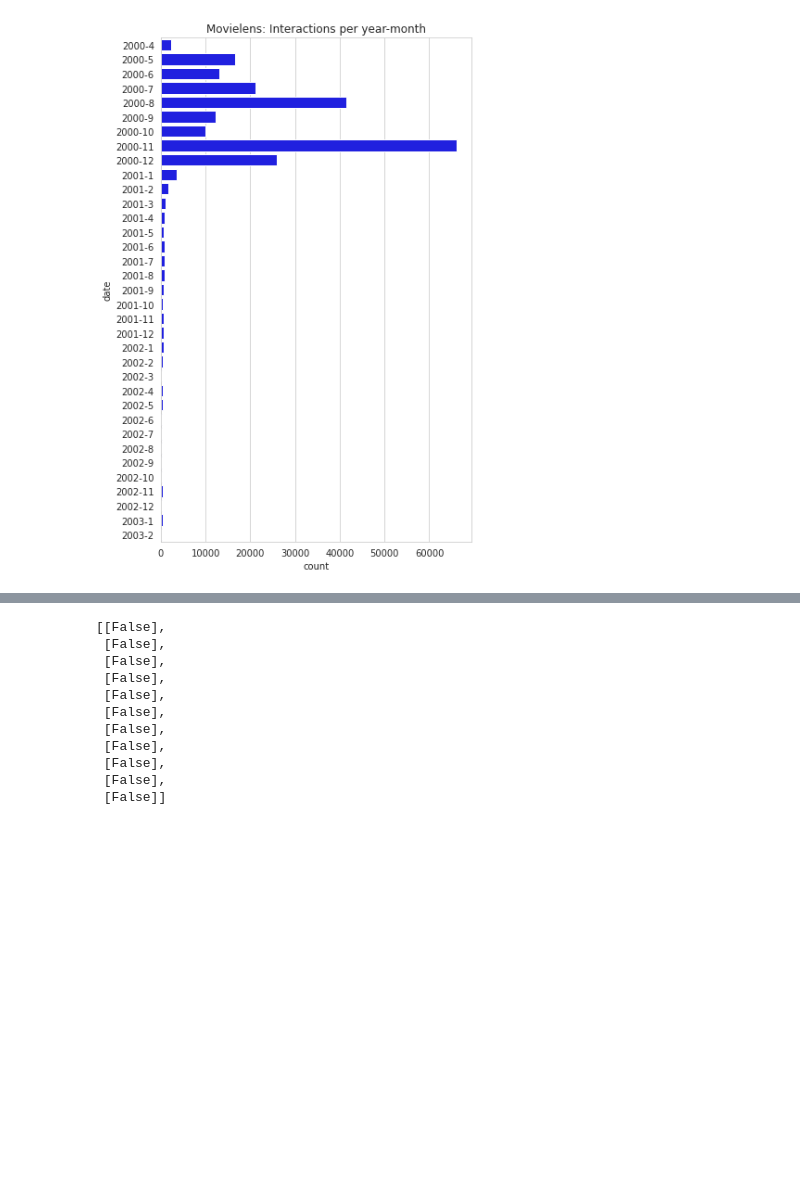
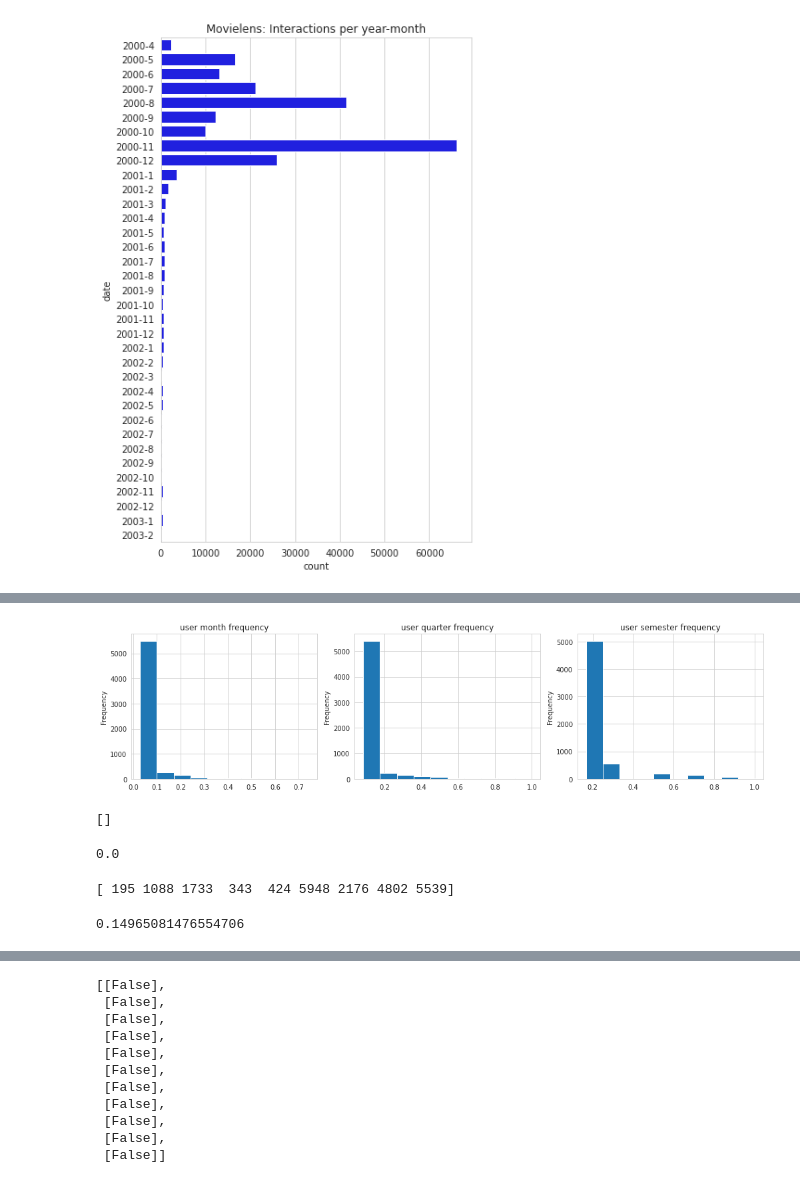
Before and after one commit to Key0412/streamRec-forgetting, a Jupyter notebook: notebooks/Avaliação de Datasets.ipynb, the cells around one changed output, grey strips where cells are left out. Drawn from its saved outputs; the diff is of its cells as text; code cells hidden in the pictures; blank space fills up the shorter version.

```diff
--- a/notebooks/Avaliação de Datasets.ipynb
+++ b/notebooks/Avaliação de Datasets.ipynb
@@ -217,0 +210,8 @@ user_presence_df['semestre_%'].plot(kind='hist')
+# %%
+# plotting user frequency distribution
+fig, ax = plt.subplots(1,3, figsize=(17,4))
+user_presence_df['month_%'].plot(kind='hist', ax=ax[0], title='user month frequency')
+user_presence_df['trimestre_%'].plot(kind='hist', ax=ax[1], title='user quarter frequency')
+user_presence_df['semestre_%'].plot(kind='hist', ax=ax[2], title='user semester frequency');
+# %% [output]
+[figure, added]
@@ -217,0 +221,18 @@ user_presence_df['semestre_%'].plot(kind='hist')
+# %%
+# getting frequent users per month
+frequent_users_month = user_presence_df[user_presence_df['month_%']>=frequency_threshold ]['UserID'].values
+print( frequent_users_month )
+# percentage of users that are *frequent in months
+100*len(frequent_users_month) / data['UserID'].nunique()
+# %% [output]
+[]
+0.0
+# %%
+# getting frequent users per quarter
+frequent_users_trimestre = user_presence_df[user_presence_df['trimestre_%']>=frequency_threshold ]['UserID'].values
+print( frequent_users_trimestre )
+# percentage of users that are *frequent in quarters
+100*len(frequent_users_trimestre) / data['UserID'].nunique()
+# %% [output]
+[ 195 1088 1733  343  424 5948 2176 4802 5539]
+0.14965081476554706
```
Also changed, not shown: parts of 19 cells of this notebook.
